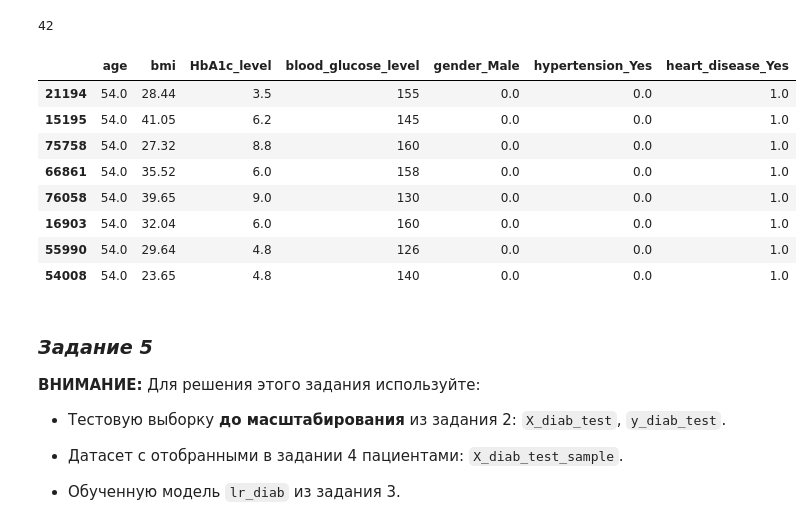
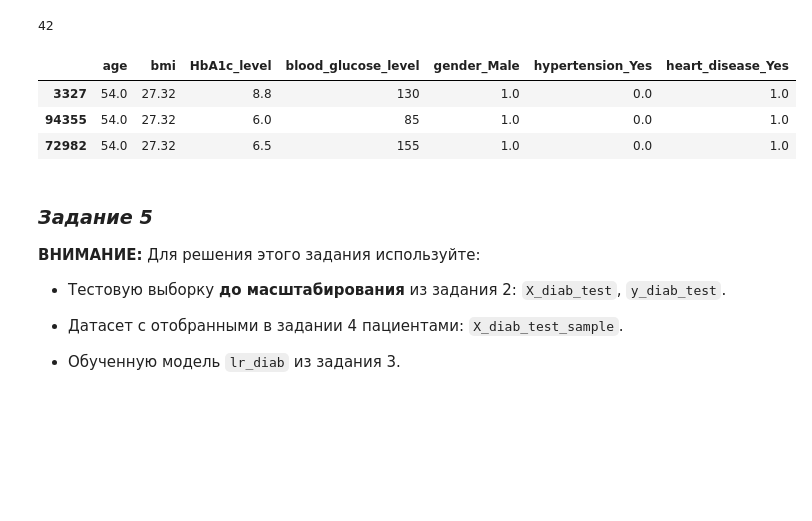
Before and after one commit to ml2me/study, a Jupyter notebook: classic_ML/2/02.Задание.ipynb, the cells around one changed output. Drawn from its saved outputs; the diff is of its cells as text; code cells hidden in the pictures; blank space fills up the shorter version.

```diff
--- a/classic_ML/2/02.Задание.ipynb
+++ b/classic_ML/2/02.Задание.ipynb
@@ -820,20 +820,15 @@ RANDOM_STATE
 42
 # %%
 # В рамках тестовой выборки X_diab_test отберите несколько пациентов по заданным условиям
-#   and 27 <= bmi <= 28 and HbA1c_level >= 6 and blood_glucose_level <= 155
-X_diab_test_sample = X_diab_test.query('age == 54 and gender_Male == 0 and hypertension_Yes == 0 and heart_disease_Yes == 1')
+#
+X_diab_test_sample = X_diab_test.query('age == 54 and gender_Male == 1 and hypertension_Yes == 0 and heart_disease_Yes == 1 and 27 <= bmi <= 28 and HbA1c_level >= 6 and blood_glucose_level <= 155')
 diab_test_sample_ids = X_diab_test_sample.index
 X_diab_test_sample
 # %% [output]
 |  | age | bmi | HbA1c_level | blood_glucose_level | gender_Male | hypertension_Yes | heart_disease_Yes |
-| 21194 | 54.0 | 28.44 | 3.5 | 155 | 0.0 | 0.0 | 1.0 |
-| 15195 | 54.0 | 41.05 | 6.2 | 145 | 0.0 | 0.0 | 1.0 |
-| 75758 | 54.0 | 27.32 | 8.8 | 160 | 0.0 | 0.0 | 1.0 |
-| 66861 | 54.0 | 35.52 | 6.0 | 158 | 0.0 | 0.0 | 1.0 |
-| 76058 | 54.0 | 39.65 | 9.0 | 130 | 0.0 | 0.0 | 1.0 |
-| 16903 | 54.0 | 32.04 | 6.0 | 160 | 0.0 | 0.0 | 1.0 |
-| 55990 | 54.0 | 29.64 | 4.8 | 126 | 0.0 | 0.0 | 1.0 |
-| 54008 | 54.0 | 23.65 | 4.8 | 140 | 0.0 | 0.0 | 1.0 |
+| 3327 | 54.0 | 27.32 | 8.8 | 130 | 1.0 | 0.0 | 1.0 |
+| 94355 | 54.0 | 27.32 | 6.0 | 85 | 1.0 | 0.0 | 1.0 |
+| 72982 | 54.0 | 27.32 | 6.5 | 155 | 1.0 | 0.0 | 1.0 |
 # %%
 # C помощью модели lr_diab предскажите вероятности целевого класса для каждого из пациентов в X_diab_test_sample
 
```
